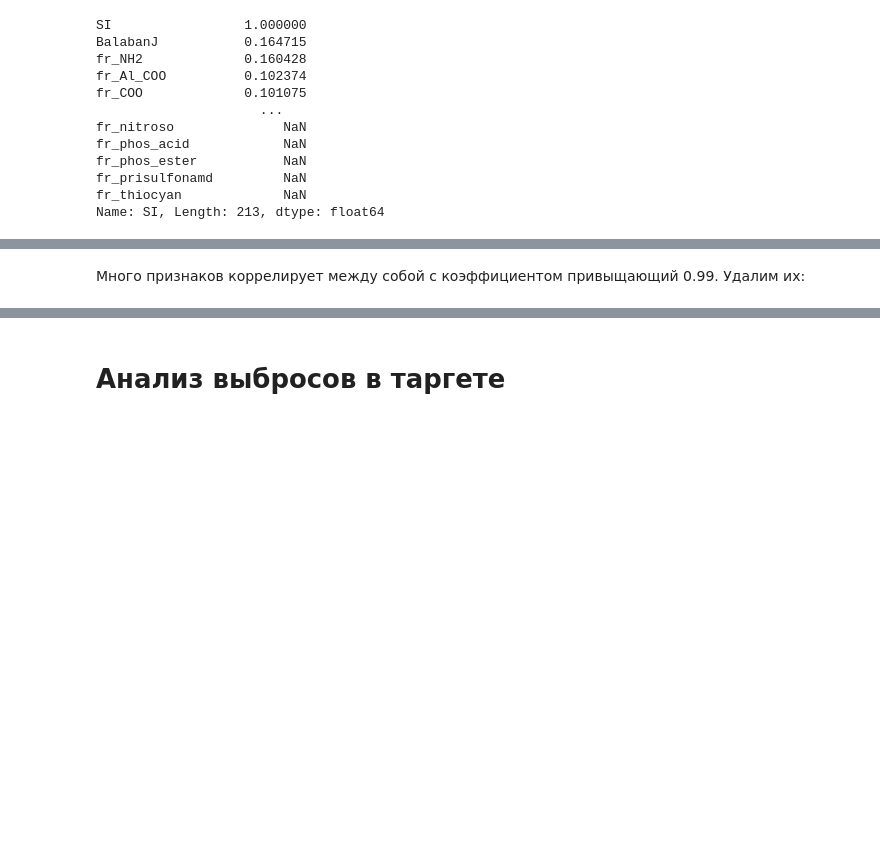
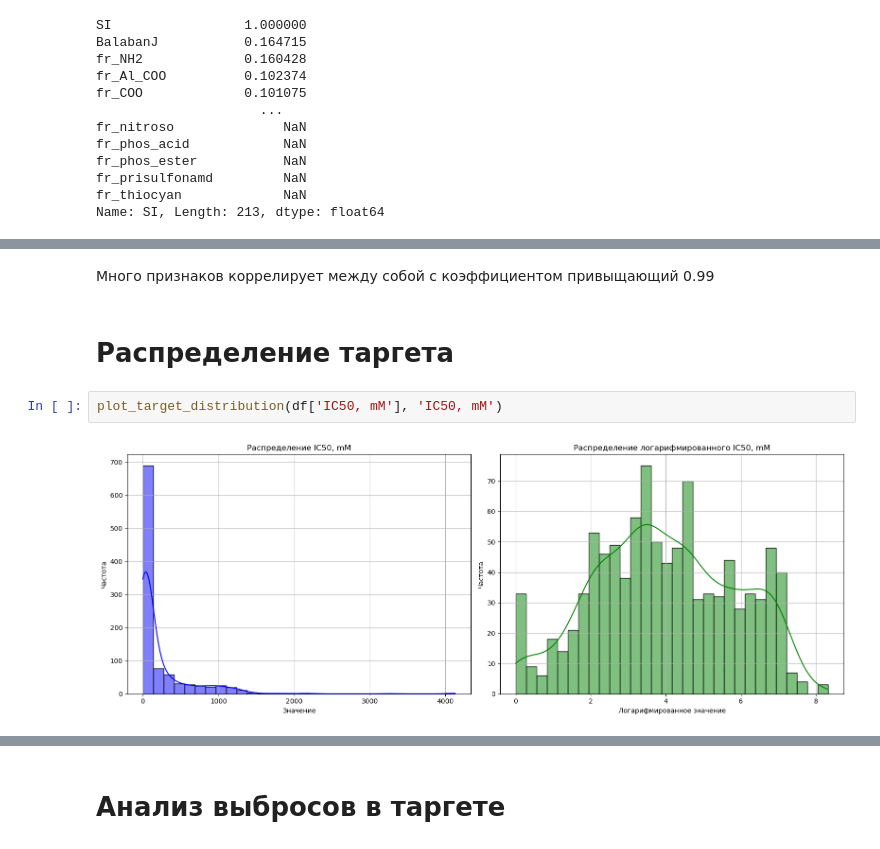
Before and after one commit to sevaTechoPark/mo-chemistry, a Jupyter notebook: analysis.ipynb, the cells around one changed output, grey strips where cells are left out. Drawn from its saved outputs; the diff is of its cells as text; blank space fills up the shorter version.

```diff
--- a/analysis.ipynb
+++ b/analysis.ipynb
@@ -293,2 +302,8 @@ NameError: name 'print_corr_columns' is not defined
 # %% [markdown]
-Много признаков коррелирует между собой с коэффициентом привыщающий 0.99. Удалим их:
+Много признаков коррелирует между собой с коэффициентом привыщающий 0.99
+# %% [markdown]
+# Распределение таргета
+# %%
+plot_target_distribution(df['IC50, mM'], 'IC50, mM')
+# %% [output]
+[figure, added]
```
Also changed, not shown: parts of 9 cells of this notebook, 53 other files.
